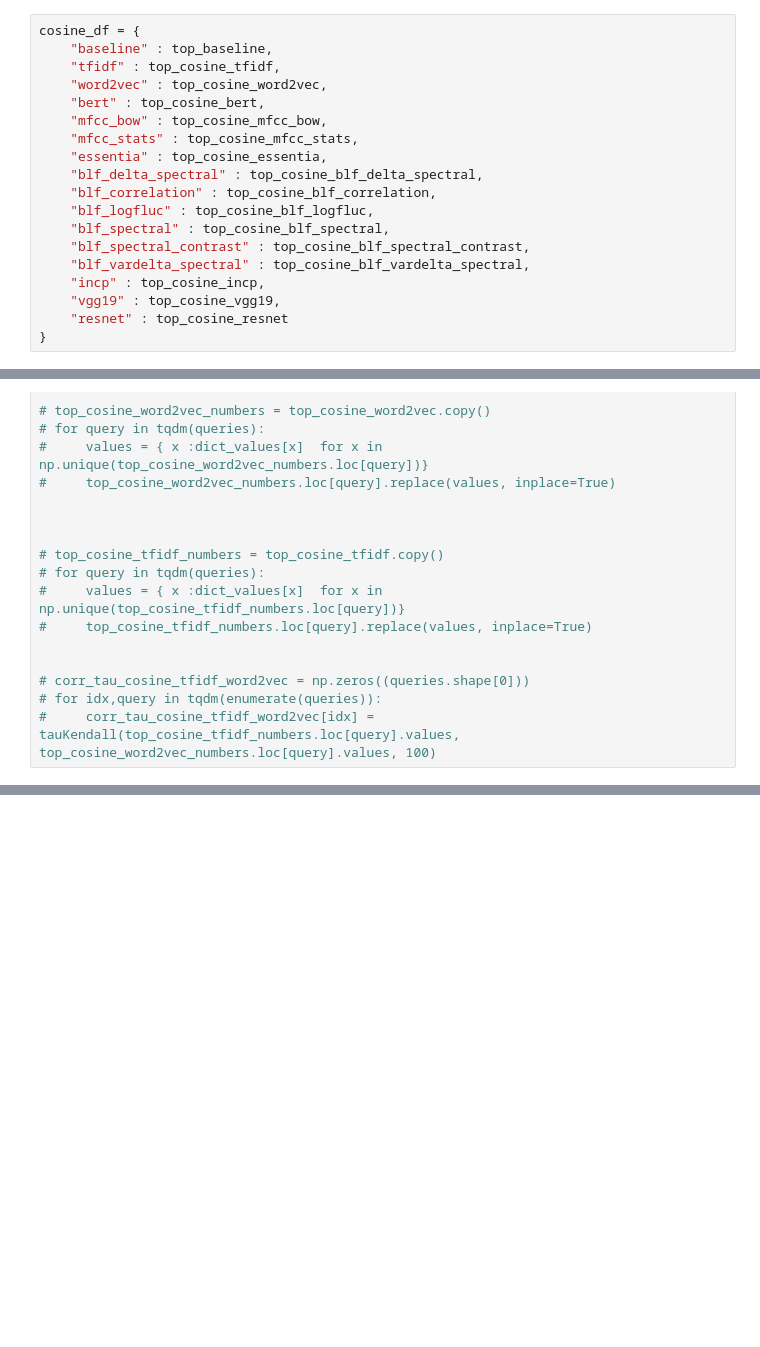
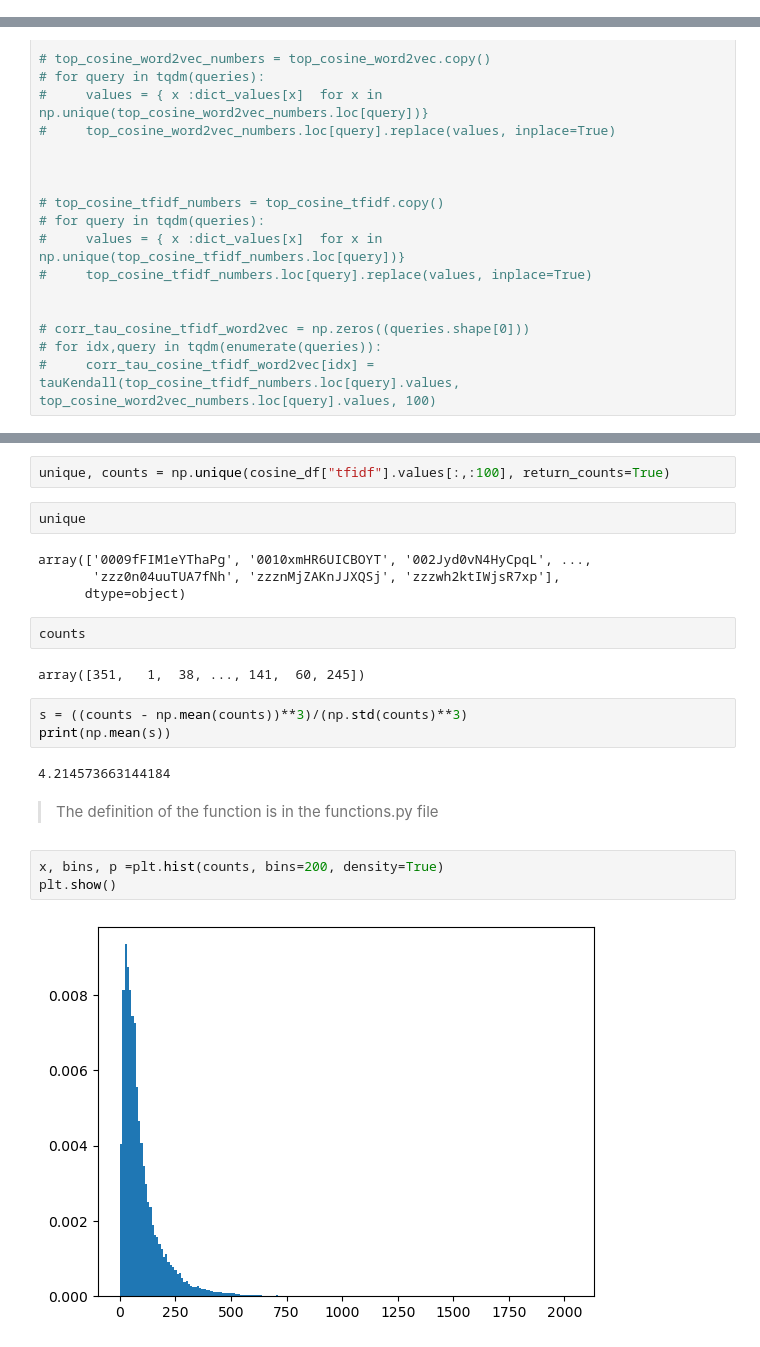
Before and after one commit to mmosc/MMSR, a Jupyter notebook: project/EvaluationMetrics-.ipynb, the cells around one changed output, grey strips where cells are left out. Saved outputs shown, nothing was run; the diff lists cells and outputs as text; blank space fills up the shorter version.

```diff
--- a/project/EvaluationMetrics-.ipynb
+++ b/project/EvaluationMetrics-.ipynb
@@ -188,19 +214,0 @@ top_jaccard_resnet.set_index('index', inplace=True)
-# %%
-cosine_df = {
-    "baseline" : top_baseline,
-    "tfidf" : top_cosine_tfidf,
-    "word2vec" : top_cosine_word2vec,
-    "bert" : top_cosine_bert,
-    "mfcc_bow" : top_cosine_mfcc_bow,
-    "mfcc_stats" : top_cosine_mfcc_stats,
-    "essentia" : top_cosine_essentia,
-    "blf_delta_spectral" : top_cosine_blf_delta_spectral,
-    "blf_correlation" : top_cosine_blf_correlation,
-    "blf_logfluc" : top_cosine_blf_logfluc,
-    "blf_spectral" : top_cosine_blf_spectral,
-    "blf_spectral_contrast" : top_cosine_blf_spectral_contrast,
-    "blf_vardelta_spectral" : top_cosine_blf_vardelta_spectral,
-    "incp" : top_cosine_incp,
-    "vgg19" : top_cosine_vgg19,
-    "resnet" : top_cosine_resnet
-}
@@ -859,0 +712,24 @@ correlations_jaccard_tau
+# %%
+unique, counts = np.unique(cosine_df["tfidf"].values[:,:100], return_counts=True)
+# %%
+unique
+# %% [output]
+array(['0009fFIM1eYThaPg', '0010xmHR6UICBOYT', '002Jyd0vN4HyCpqL', ...,
+       'zzz0n04uuTUA7fNh', 'zzznMjZAKnJJXQSj', 'zzzwh2ktIWjsR7xp'],
+      dtype=object)
+# %%
+counts
+# %% [output]
+array([351,   1,  38, ..., 141,  60, 245])
+# %%
+s = ((counts - np.mean(counts))**3)/(np.std(counts)**3)
+print(np.mean(s))
+# %% [output]
+4.214573663144184
+# %% [markdown]
+> The definition of the function is in the functions.py file
+# %%
+x, bins, p =plt.hist(counts, bins=200, density=True)
+plt.show()
+# %% [output]
+[figure, added]
```
Also changed, not shown: parts of 94 cells of this notebook.
